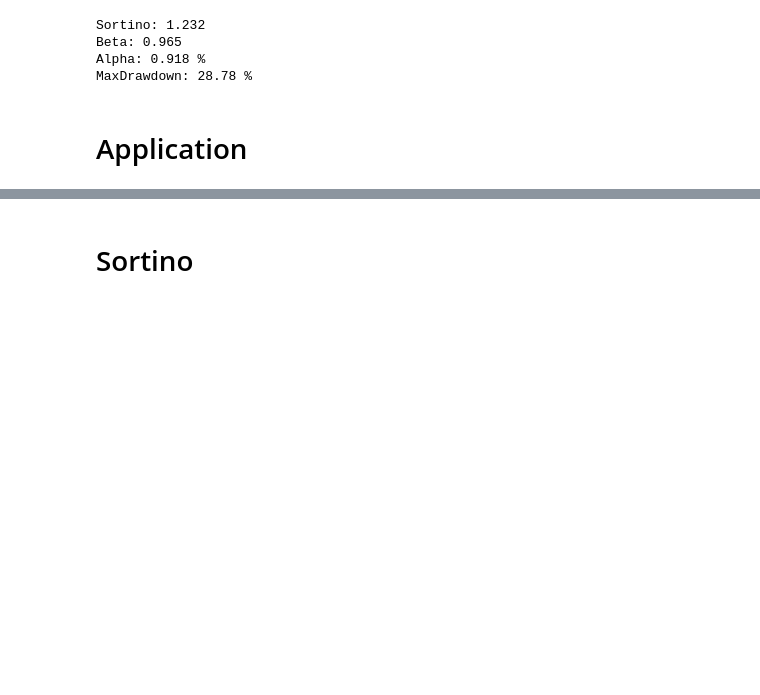
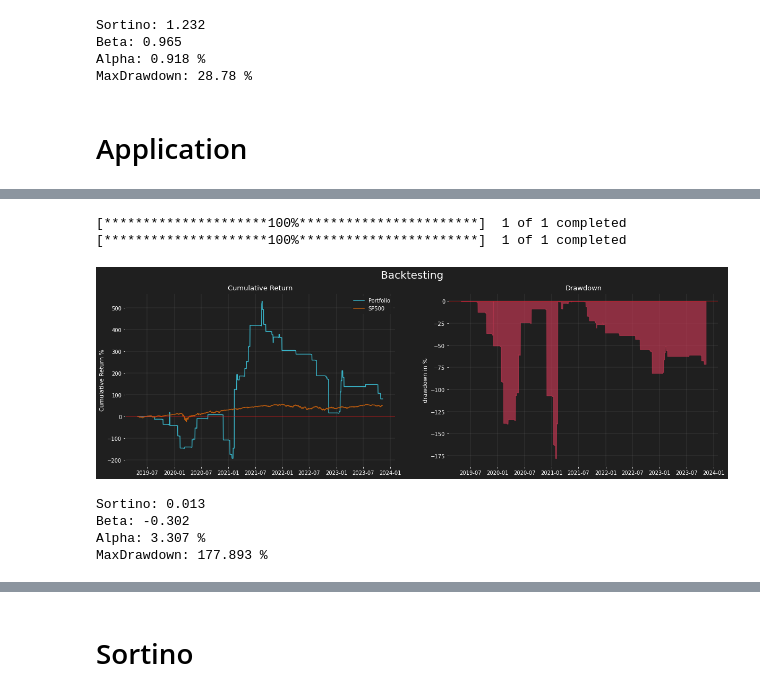
Before and after one commit to JohanGhre/AlgorithmicTrading, a Jupyter notebook: 02_Vectorized_Backtesting.ipynb, the cells around one changed output, grey strips where cells are left out. Cells and saved outputs as stored; diff of their text form; code cells hidden in the pictures; blank space fills up the shorter version.

```diff
--- a/02_Vectorized_Backtesting.ipynb
+++ b/02_Vectorized_Backtesting.ipynb
@@ -229,0 +245,20 @@ MaxDrawdown: 83.513 %
+# %%
+asset = "MATIC"
+#interval = Client.KLINE_INTERVAL_1DAY
+
+# Manage the data
+df = preprocessing(f"{asset}-USD")
+
+# Create the strategy
+dfc = breakout(df, duration=7)
+
+# BackTesting
+BackTest(dfc.fillna(value=0), 52)
+# %% [output]
+[*********************100%***********************]  1 of 1 completed
+[*********************100%***********************]  1 of 1 completed
+[figure, added]
+Sortino: 0.013
+Beta: -0.302
+Alpha: 3.307 %
+MaxDrawdown: 177.893 %
```
Also changed, not shown: parts of 10 cells of this notebook, 4 other files.
